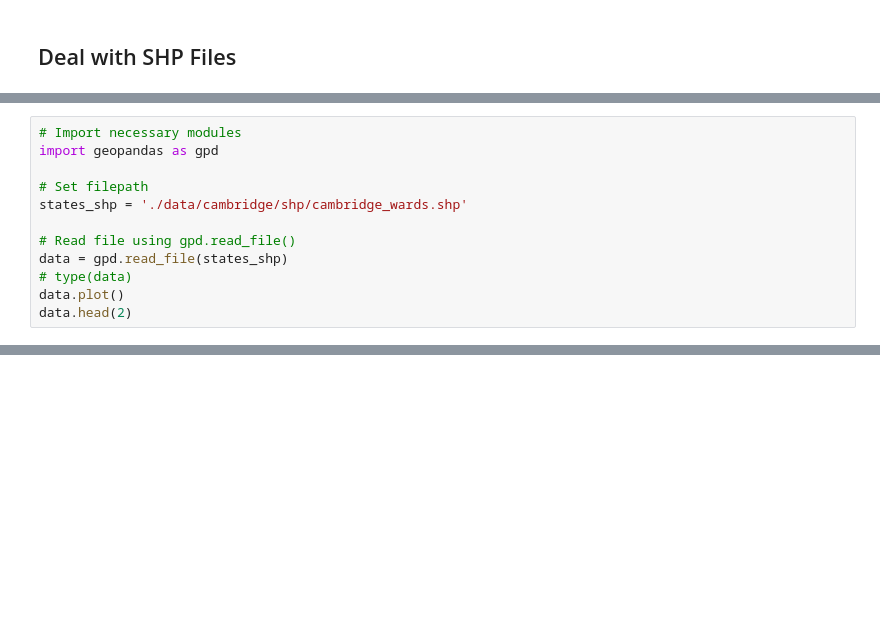
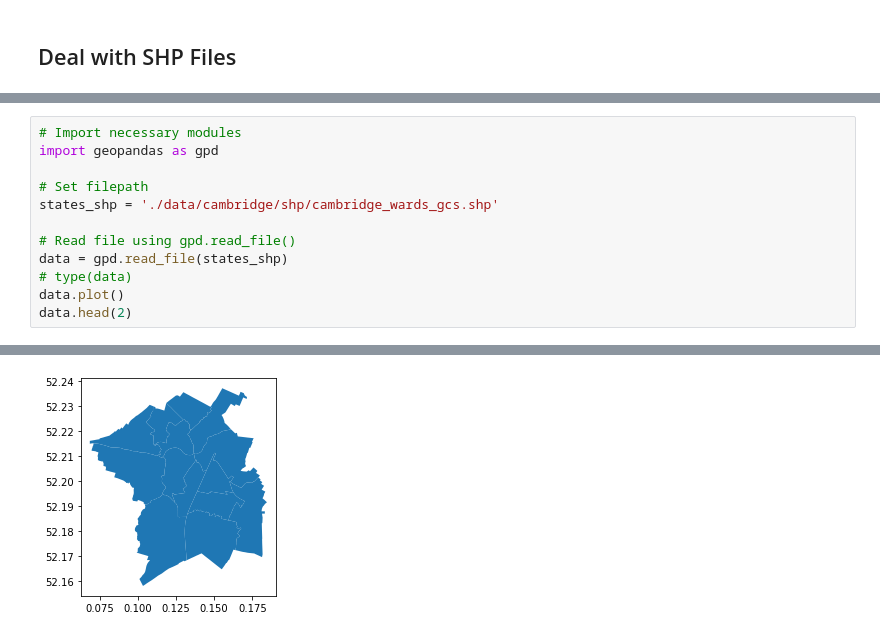
Before and after one commit to yinglonghe/gee-maps-cam, a Jupyter notebook: cam_lst_landsat.ipynb, the cells around one changed output, grey strips where cells are left out. Saved outputs shown, nothing was run; the diff lists cells and outputs as text; blank space fills up the shorter version.

```diff
--- a/cam_lst_landsat.ipynb
+++ b/cam_lst_landsat.ipynb
@@ -196,10 +203,11 @@ Map
 import geopandas as gpd
 
 # Set filepath
-states_shp = './data/cambridge/shp/cambridge_wards.shp'
+states_shp = './data/cambridge/shp/cambridge_wards_gcs.shp'
 
 # Read file using gpd.read_file()
 data = gpd.read_file(states_shp)
 # type(data)
 data.plot()
 data.head(2)
+# %% [output]
@@ -205,0 +217 @@ data.head(2)
+[figure, added]
```
Also changed, not shown: parts of 4 cells of this notebook, 2 other files.
